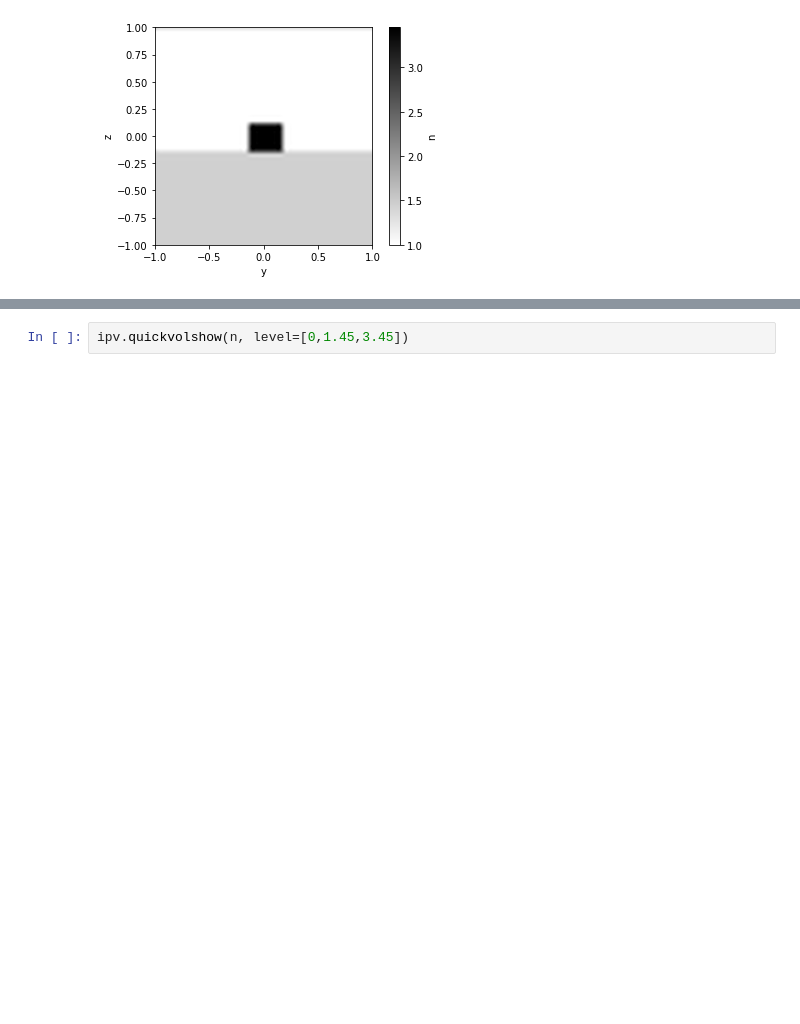
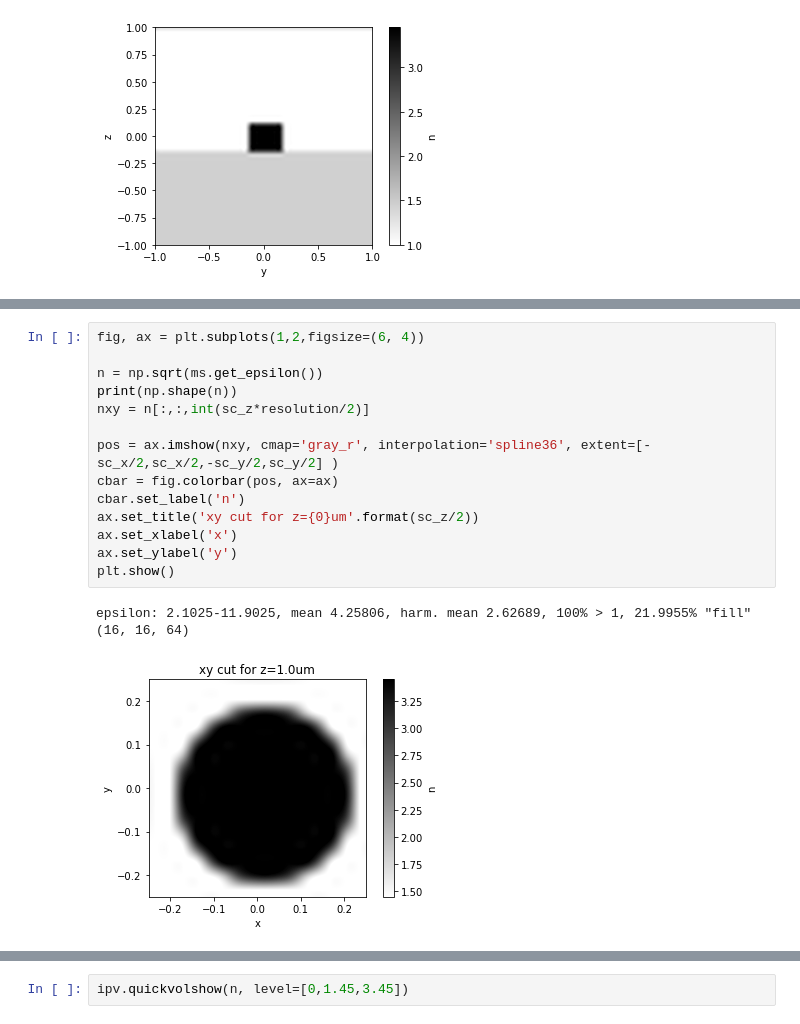
Before and after one commit to simbilod/ELE559-simulations, a Jupyter notebook: 1-simple_geometries.ipynb, the cells around one changed output, grey strips where cells are left out. Drawn from its saved outputs; the diff is of its cells as text; blank space fills up the shorter version.

```diff
--- a/1-simple_geometries.ipynb
+++ b/1-simple_geometries.ipynb
@@ -158,6 +150,24 @@ Initializing epsilon function...
 Allocating fields...
 Solving for band polarization: .
 Initializing fields to random numbers...
+# %%
+fig, ax = plt.subplots(1,2,figsize=(6, 4))
+
+n = np.sqrt(ms.get_epsilon())
+print(np.shape(n))
+nxy = n[:,:,int(sc_z*resolution/2)]
+
+pos = ax.imshow(nxy, cmap='gray_r', interpolation='spline36', extent=[-sc_x/2,sc_x/2,-sc_y/2,sc_y/2] )
+cbar = fig.colorbar(pos, ax=ax)
+cbar.set_label('n')
+ax.set_title('xy cut for z={0}um'.format(sc_z/2))
+ax.set_xlabel('x')
+ax.set_ylabel('y')
+plt.show()
+# %% [output]
+epsilon: 2.1025-11.9025, mean 4.25806, harm. mean 2.62689, 100% > 1, 21.9955% "fill"
+(16, 16, 64)
+[figure, added]
 # %%
 fig, ax = plt.subplots(figsize=(6, 4))
 
```
Also changed, not shown: parts of 5 cells of this notebook, 14 other files.
